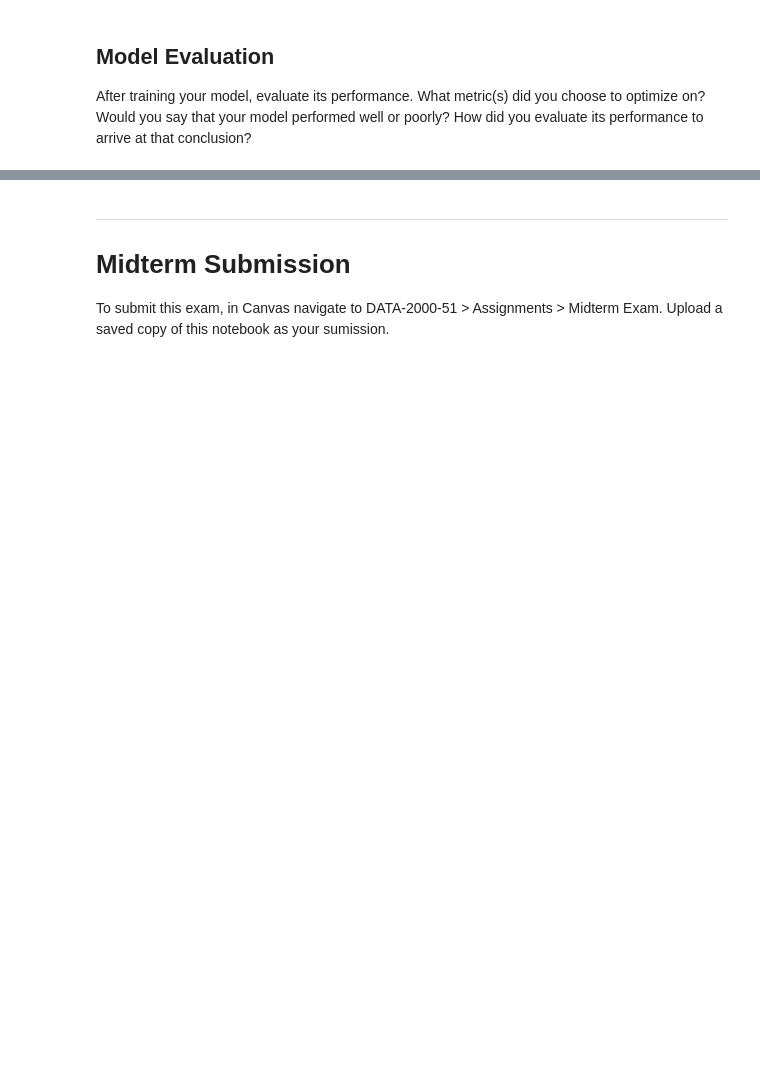
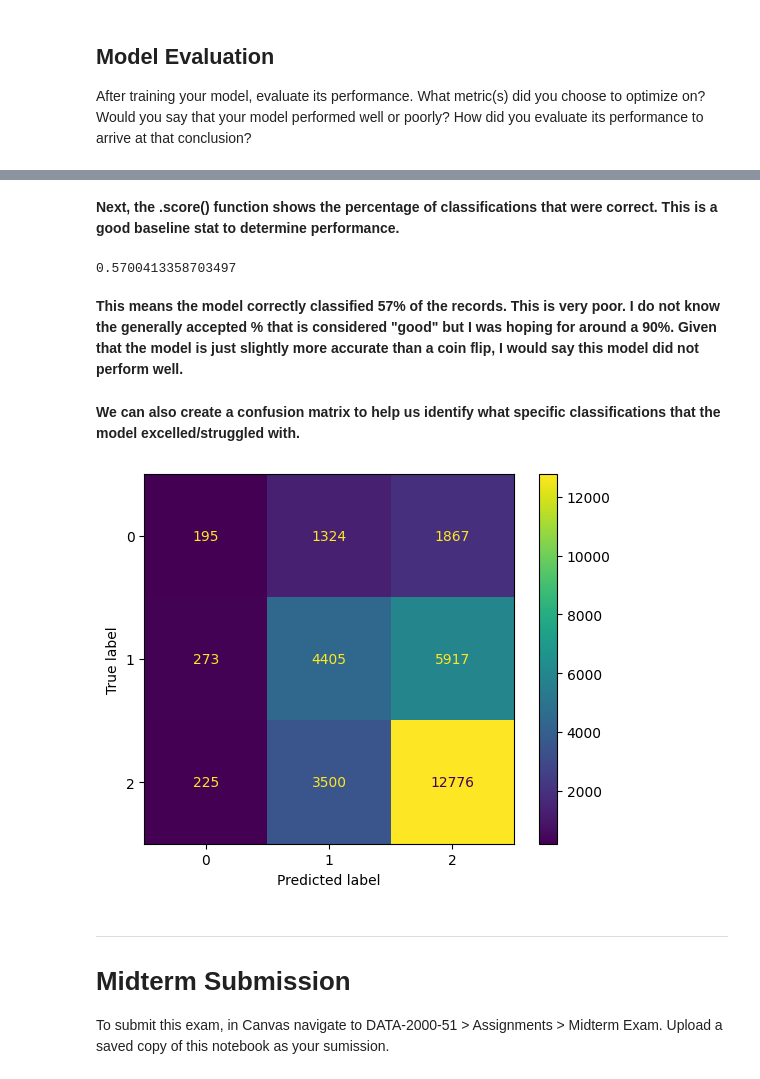
Before and after one commit to tsal4/data2000_labs, a Jupyter notebook: exams/sp2026-midterm.ipynb, the cells around one changed output, grey strips where cells are left out. Cells and saved outputs as stored; diff of their text form; code cells hidden in the pictures; blank space fills up the shorter version.

```diff
--- a/exams/sp2026-midterm.ipynb
+++ b/exams/sp2026-midterm.ipynb
@@ -353,3 +352,26 @@ NameError: name 'model' is not defined
+# %% [markdown]
+**Next, the .score() function shows the percentage of classifications that were correct. This is a good baseline stat to determine performance.**
+# %%
+clf.score(X_test, y_test)
+# %% [output]
+0.5700413358703497
+# %% [markdown]
+**This means the model correctly classified 57% of the records. This is very poor. I do not know the generally accepted % that is considered "good" but I was hoping for around a 90%. Given that the model is just slightly more accurate than a coin flip, I would say this model did not perform well.**
+# %% [markdown]
+**We can also create a confusion matrix to help us identify what specific classifications that the model excelled/struggled with.**
+# %%
+preds = clf.predict(X_test)
+pred_proba = clf.predict_proba(X_test)
+pred_proba = [pred[1] for pred in pred_proba]
+# %%
+confusion_matrix = confusion_matrix(y_test, preds)
+cm_display = ConfusionMatrixDisplay(
+    confusion_matrix=confusion_matrix)
+
+cm_display.plot()
+plt.show()
+# %% [output]
+[figure, added]
 # %% [markdown]
 -----
 
```
Also changed, not shown: parts of 3 cells of this notebook.
